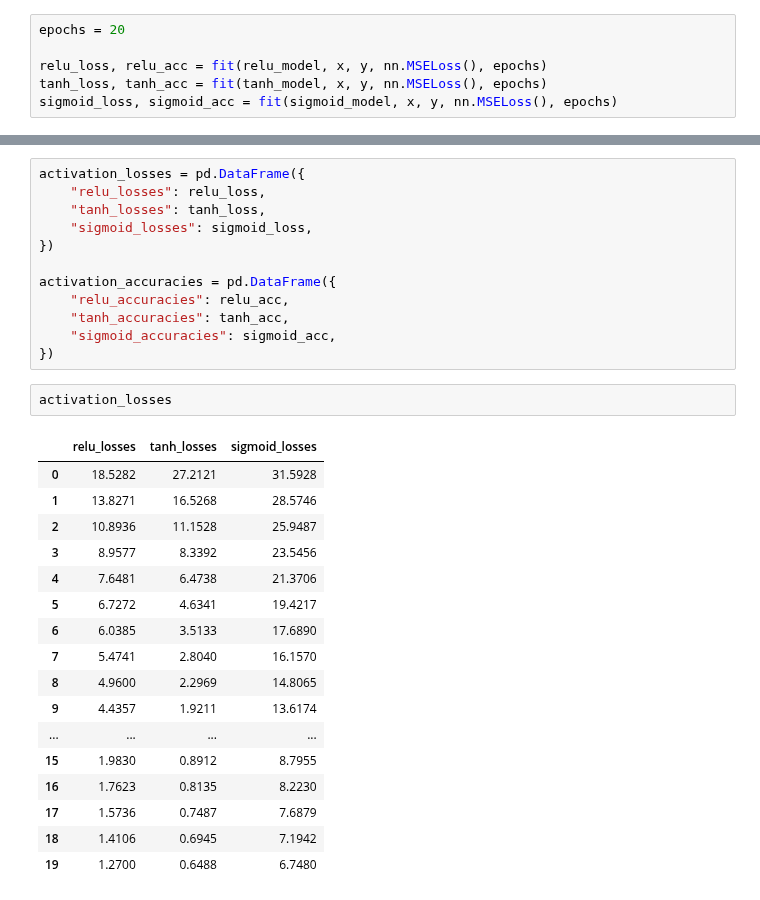
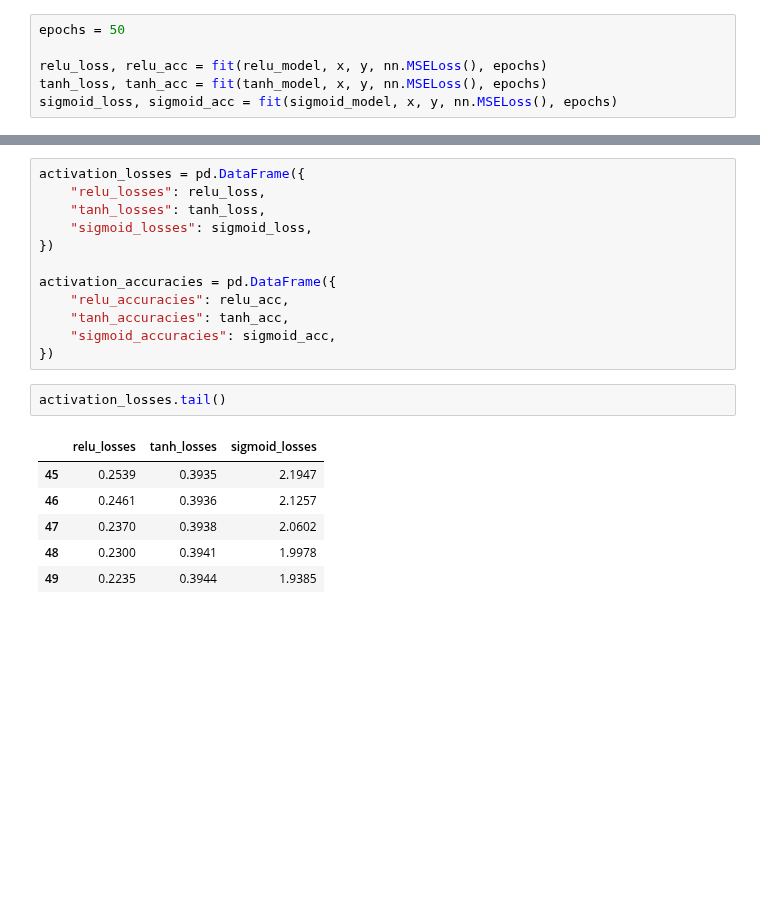
Before and after one commit to RohitMugalya/Learner-s-Garden, a Jupyter notebook: practice notebooks/activation function analysis.ipynb, the cells around one changed output, grey strips where cells are left out. Cells and saved outputs as stored; diff of their text form; blank space fills up the shorter version.

Commit message:
learned more about activation function impacts in the model

```diff
--- a/practice notebooks/activation function analysis.ipynb
+++ b/practice notebooks/activation function analysis.ipynb
@@ -88,7 +96,7 @@ sigmoid_model = nn.Sequential(
     nn.Linear(1, 1),
 )
 # %%
-epochs = 20
+epochs = 50
 
 relu_loss, relu_acc = fit(relu_model, x, y, nn.MSELoss(), epochs)
 tanh_loss, tanh_acc = fit(tanh_model, x, y, nn.MSELoss(), epochs)
@@ -124,25 +132,14 @@ activation_accuracies = pd.DataFrame({
     "sigmoid_accuracies": sigmoid_acc,
 })
 # %%
-activation_losses
+activation_losses.tail()
 # %% [output]
 |  | relu_losses | tanh_losses | sigmoid_losses |
-| 0 | 18.5282 | 27.2121 | 31.5928 |
-| 1 | 13.8271 | 16.5268 | 28.5746 |
-| 2 | 10.8936 | 11.1528 | 25.9487 |
-| 3 | 8.9577 | 8.3392 | 23.5456 |
-| 4 | 7.6481 | 6.4738 | 21.3706 |
-| 5 | 6.7272 | 4.6341 | 19.4217 |
-| 6 | 6.0385 | 3.5133 | 17.6890 |
-| 7 | 5.4741 | 2.8040 | 16.1570 |
-| 8 | 4.9600 | 2.2969 | 14.8065 |
-| 9 | 4.4357 | 1.9211 | 13.6174 |
-| ... | ... | ... | ... |
-| 15 | 1.9830 | 0.8912 | 8.7955 |
-| 16 | 1.7623 | 0.8135 | 8.2230 |
-| 17 | 1.5736 | 0.7487 | 7.6879 |
-| 18 | 1.4106 | 0.6945 | 7.1942 |
-| 19 | 1.2700 | 0.6488 | 6.7480 |
+| 45 | 0.2539 | 0.3935 | 2.1947 |
+| 46 | 0.2461 | 0.3936 | 2.1257 |
+| 47 | 0.2370 | 0.3938 | 2.0602 |
+| 48 | 0.2300 | 0.3941 | 1.9978 |
+| 49 | 0.2235 | 0.3944 | 1.9385 |
 # %%
 activation_losses.plot.line(color=["cyan", "tomato", "yellow"], linewidth=2)
 # %% [output]
```
Also changed, not shown: parts of 14 cells of this notebook.
